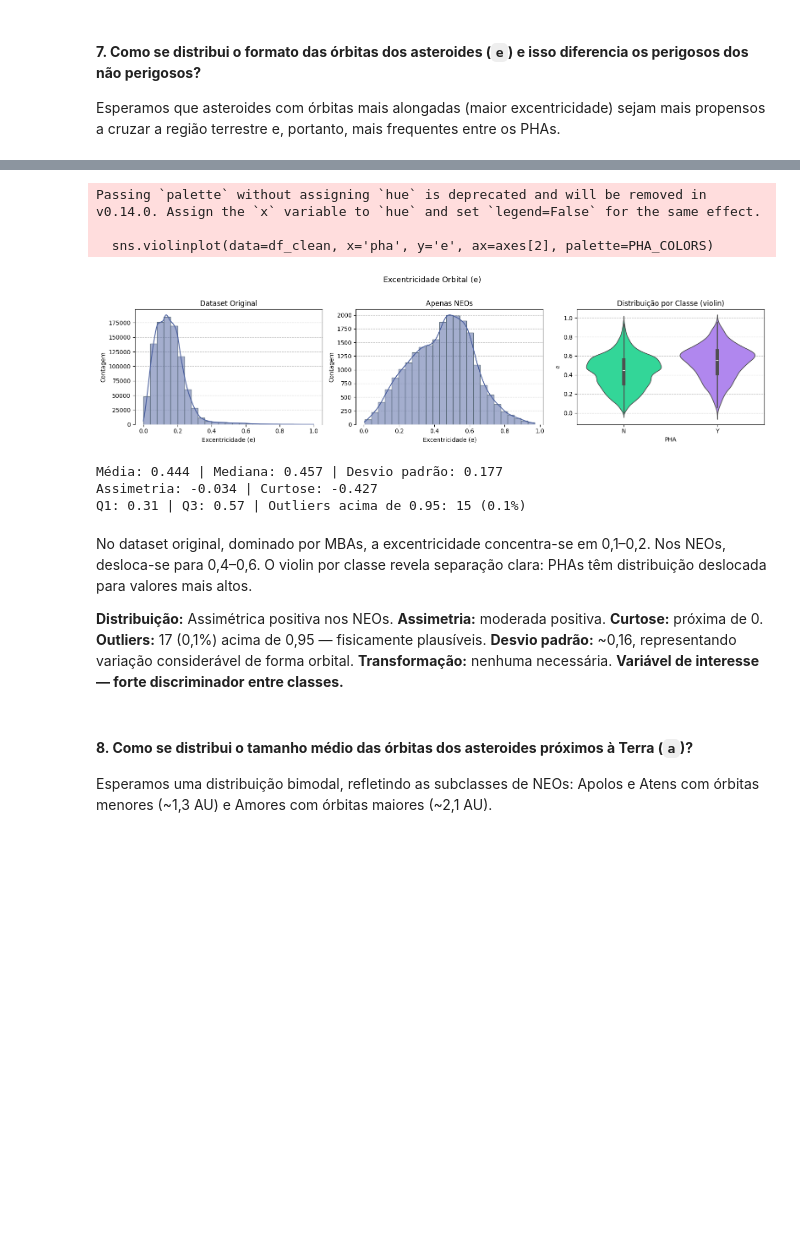
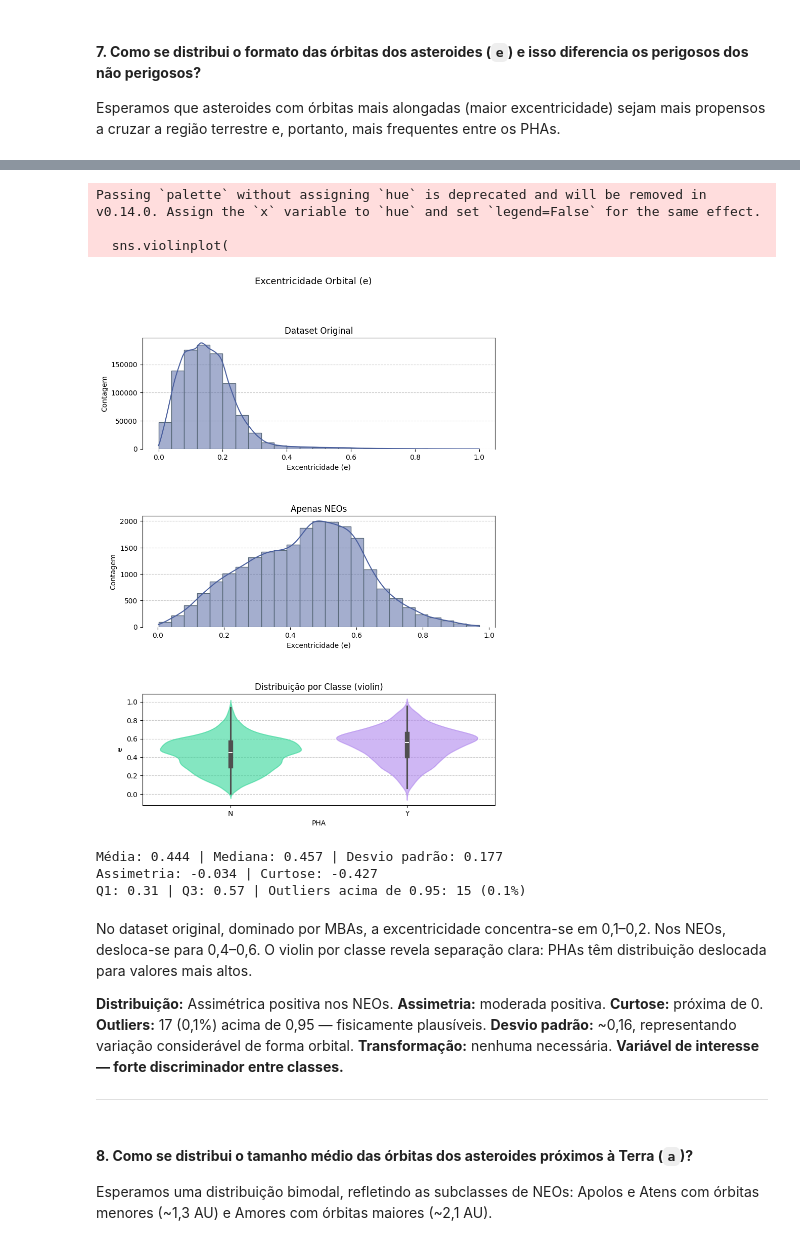
Before and after one commit to aland3r/asteroides, a Jupyter notebook: relatorio-final.ipynb, the cells around one changed output, grey strips where cells are left out. Cells and saved outputs as stored; diff of their text form; code cells hidden in the pictures; blank space fills up the shorter version.

```diff
--- a/relatorio-final.ipynb
+++ b/relatorio-final.ipynb
@@ -435,26 +514,66 @@ Esperamos que asteroides com órbitas mais alongadas (maior excentricidade) seja
 # %%
 data_e = df_clean.loc[(df_clean['e'] >= 0) & (df_clean['e'] < 1), 'e']
-fig, axes = plt.subplots(1, 3, figsize=(16, 4))
-fig.suptitle('Excentricidade Orbital (e)', fontsize=13, y=1.02)
-for ax, (titulo, data) in zip(axes[:2], [('Dataset Original', ds), ('Apenas NEOs', df_clean)]):
+
+fig, axes = plt.subplots(3, 1, figsize=(9, 12))
+fig.suptitle('Excentricidade Orbital (e)', fontsize=13)
+plt.subplots_adjust(hspace=0.6)
+
+for ax, (titulo, data) in zip(
+    axes[:2],
+    [('Dataset Original', ds), ('Apenas NEOs', df_clean)]
+):
     d = data.loc[(data['e'] >= 0) & (data['e'] < 1), 'e']
-    sns.histplot(d, bins=25, kde=True, ax=ax, color='#4A5F9E', edgecolor='#5A6A7A')
-    ax.set_title(titulo); ax.set_xlabel('Excentricidade (e)'); ax.set_ylabel('Contagem')
-    ax.spines['bottom'].set_visible(False); ax.yaxis.grid(True, linestyle='--', alpha=0.7); ax.set_axisbelow(True)
-sns.violinplot(data=df_clean, x='pha', y='e', ax=axes[2], palette=PHA_COLORS)
-axes[2].set_title('Distribuição por Classe (violin)'); axes[2].set_xlabel('PHA'); axes[2].set_ylabel('e')
-axes[2].yaxis.grid(True, linestyle='--', alpha=0.7); axes[2].set_axisbelow(True)
-plt.tight_layout(); plt.show()
-Q1=data_e.quantile(0.25); Q3=data_e.quantile(0.75); IQR=Q3-Q1
-outliers=data_e[data_e > Q3+1.5*IQR]
+
+    sns.histplot(
+        d,
+        bins=25,
+        kde=True,
+        ax=ax,
+        color='#4A5F9E',
+        edgecolor='#5A6A7A'
+    )
+
+    ax.set_title(titulo)
+    ax.set_xlabel('Excentricidade (e)')
+    ax.set_ylabel('Contagem')
+    ax.spines['bottom'].set_visible(False)
+    ax.yaxis.grid(True, linestyle='--', alpha=0.7)
+    ax.set_axisbelow(True)
+
+sns.violinplot(
+    data=df_clean,
+    x='pha',
+    y='e',
+    ax=axes[2],
+    hue='pha', palette=PHA_COLORS, legend=False,
+    linewidth=1.5
+)
+
+for collection in axes[2].collections:
+    collection.set_alpha(0.6)
+    collection.set_edgecolor(collection.get_facecolor())
+
+axes[2].set_title('Distribuição por Classe (violin)')
+axes[2].set_xlabel('PHA')
+axes[2].set_ylabel('e')
+axes[2].yaxis.grid(True, linestyle='--', alpha=0.7)
+axes[2].set_axisbelow(True)
+
+plt.show()
+
+Q1 = data_e.quantile(0.25)
+Q3 = data_e.quantile(0.75)
+IQR = Q3 - Q1
+outliers = data_e[data_e > Q3 + 1.5 * IQR]
+
 print(f"Média: {data_e.mean():.3f} | Mediana: {data_e.median():.3f} | Desvio padrão: {data_e.std():.3f}")
 print(f"Assimetria: {skew(data_e):.3f} | Curtose: {kurtosis(data_e):.3f}")
-print(f"Q1: {Q1:.2f} | Q3: {Q3:.2f} | Outliers acima de {Q3+1.5*IQR:.2f}: {len(outliers)} ({len(outliers)/len(data_e)*100:.1f}%)")
+print(f"Q1: {Q1:.2f} | Q3: {Q3:.2f} | Outliers acima de {Q3 + 1.5 * IQR:.2f}: {len(outliers)} ({len(outliers)/len(data_e)*100:.1f}%)")
 # %% [output]
 Passing `palette` without assigning `hue` is deprecated and will be removed in v0.14.0. Assign the `x` variable to `hue` and set `legend=False` for the same effect.
 
-  sns.violinplot(data=df_clean, x='pha', y='e', ax=axes[2], palette=PHA_COLORS)
+  sns.violinplot(
-[figure, old version]
+[figure, new version]
 Média: 0.444 | Mediana: 0.457 | Desvio padrão: 0.177
 Assimetria: -0.034 | Curtose: -0.427
 Q1: 0.31 | Q3: 0.57 | Outliers acima de 0.95: 15 (0.1%)
@@ -462,6 +581,8 @@ Q1: 0.31 | Q3: 0.57 | Outliers acima de 0.95: 15 (0.1%)
 No dataset original, dominado por MBAs, a excentricidade concentra-se em 0,1–0,2. Nos NEOs, desloca-se para 0,4–0,6. O violin por classe revela separação clara: PHAs têm distribuição deslocada para valores mais altos.
 
 **Distribuição:** Assimétrica positiva nos NEOs. **Assimetria:** moderada positiva. **Curtose:** próxima de 0. **Outliers:** 17 (0,1%) acima de 0,95 — fisicamente plausíveis. **Desvio padrão:** ~0,16, representando variação considerável de forma orbital. **Transformação:** nenhuma necessária. **Variável de interesse — forte discriminador entre classes.**
+
+---
 # %% [markdown]
 #### **8. Como se distribui o tamanho médio das órbitas dos asteroides próximos à Terra (`a`)?**
 
```
Also changed, not shown: parts of 145 cells of this notebook, 1 other file.
